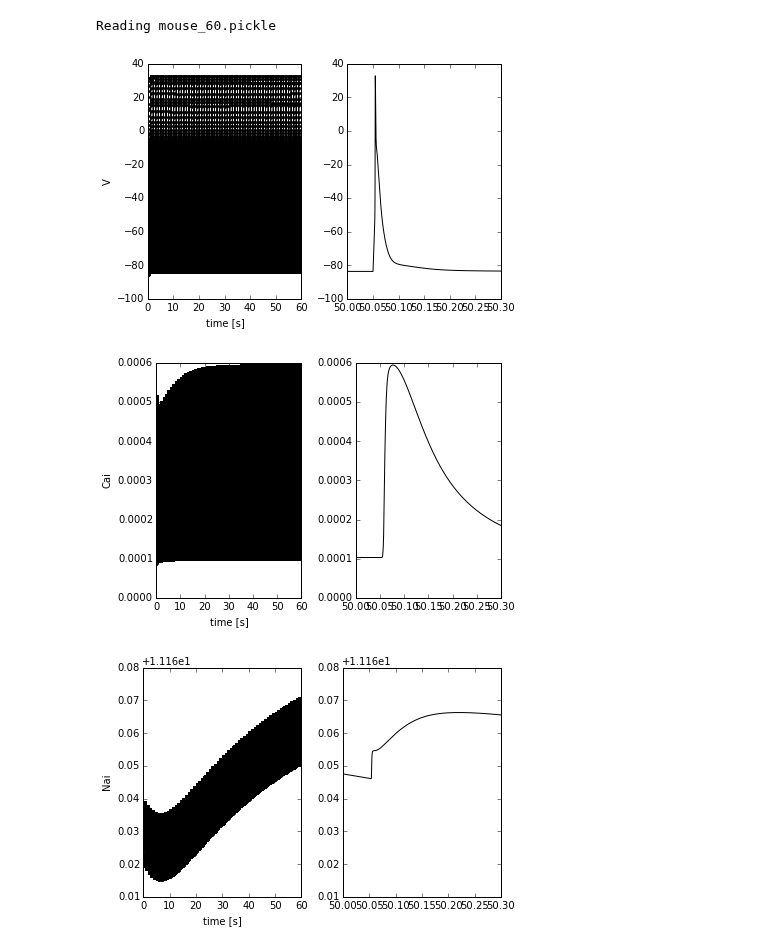
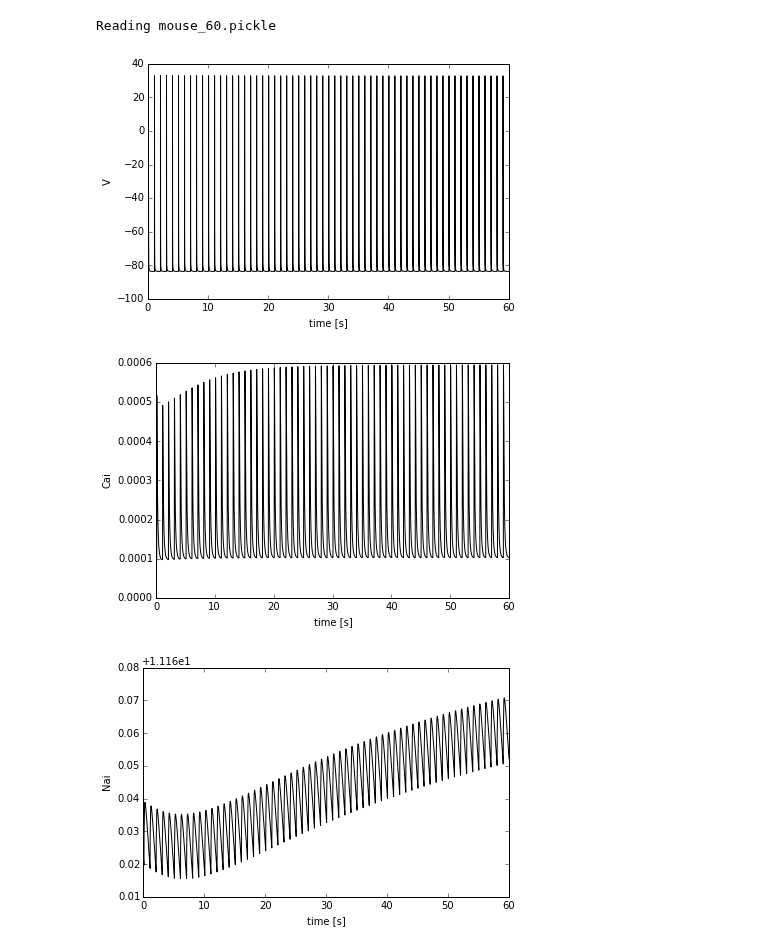
Before and after one commit to huskeypm/wholecell, a Jupyter notebook: morotti_rabbit_compare.ipynb, the cells around one changed output. Drawn from its saved outputs; the diff is of its cells as text; code cells hidden in the pictures.

```diff
--- a/morotti_rabbit_compare.ipynb
+++ b/morotti_rabbit_compare.ipynb
@@ -141,11 +148,13 @@ caseExtended.data = ao.readPickle(caseExtended.fileName)
 # %% [output]
 Reading mouse_60.pickle
 # %%
+root="/net/share/shared/papers/despa/"
 states = ["V", "Cai", "Nai"]
 for i,state in enumerate(states):
   ao.PlotPickleData(caseExtended.data,idxName=state,
-                          label1=state,trange=[50e3,50.3e3])
+                          ylabel=state)#,trange=[50e3,50.3e3])
+  plt.gcf().savefig(root+caseExtended.caseName+"_%s"%state+".png")
 # %% [output]
-[figure, old version]
+[figure, new version]
-[figure, old version]
+[figure, new version]
-[figure, old version]
+[figure, new version]
```
Also changed, not shown: parts of 2 cells of this notebook, 1 other file.
